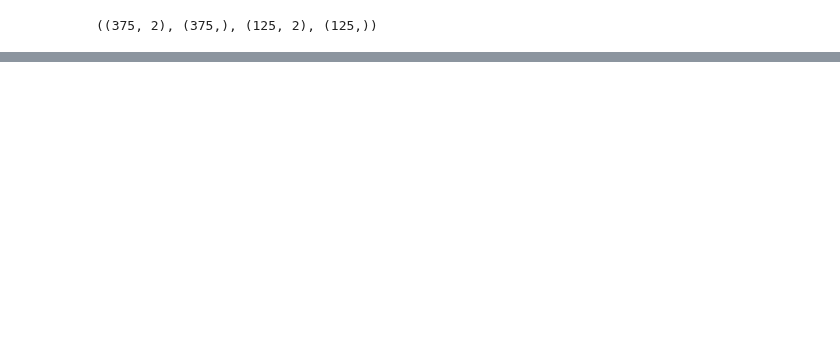
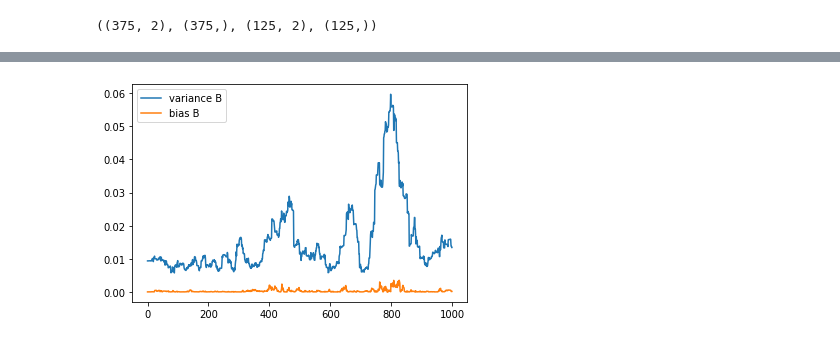
Before and after one commit to Pepcoders/Data-Science-December, a Jupyter notebook: 22-02-07-Ensemble/Ensemble_December.ipynb, the cells around one changed output, grey strips where cells are left out. Drawn from its saved outputs; the diff is of its cells as text; code cells hidden in the pictures; blank space fills up the shorter version.

Commit message:
ensemble till extra tree's updated

```diff
--- a/22-02-07-Ensemble/Ensemble_December.ipynb
+++ b/22-02-07-Ensemble/Ensemble_December.ipynb
@@ -94,0 +196,19 @@ VotingClassifier 0.968
+# %%
+from sklearn.tree import DecisionTreeRegressor
+MB = DecisionTreeRegressor()
+
+y_pred = np.zeros( (n_test, n_repeat) )
+
+for i in range(n_repeat):
+    MB.fit(X_trains[i], y_trains[i])
+    y_pred[:, i] = MB.predict(X_test)
+
+varianceB = np.var(y_pred, axis = 1)
+biasB = (f(X_test) - np.mean(y_pred, axis = 1))**2
+
+plt.plot(varianceB, label = 'variance B')
+plt.plot(biasB, label = 'bias B')
+plt.legend()
+plt.show()
+# %% [output]
+[figure, added]
```
Also changed, not shown: parts of 25 cells of this notebook.
